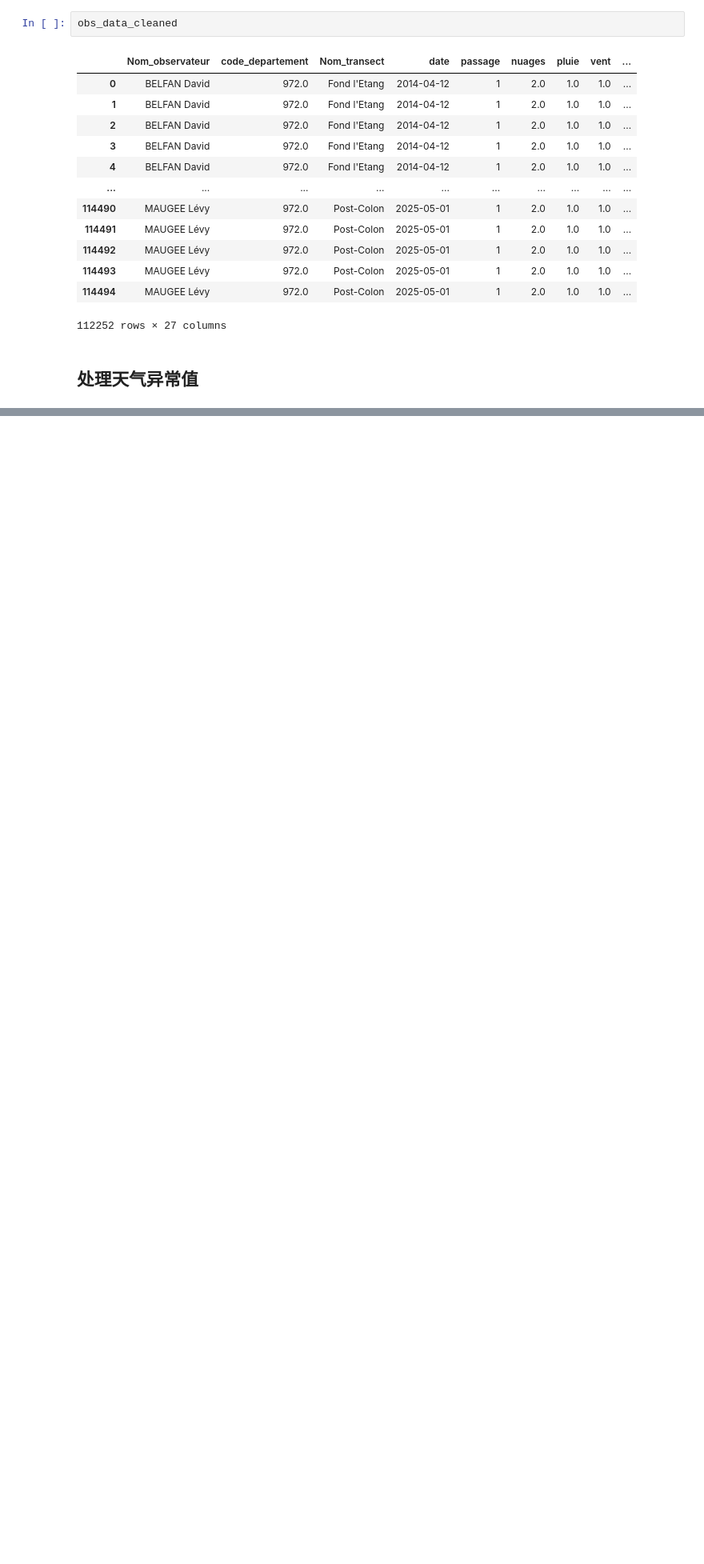
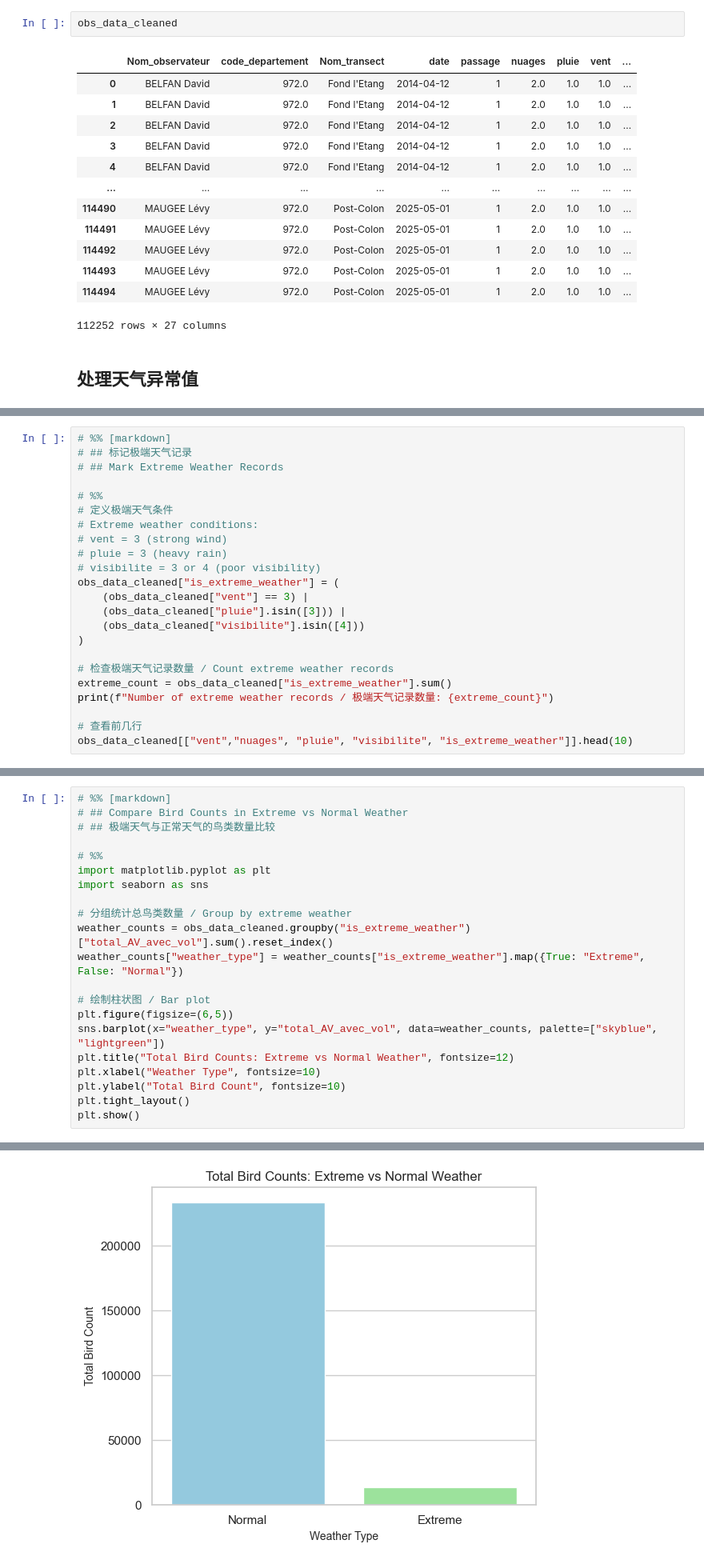
Before and after one commit to fonction-positive/AS_Projet_Birds, a Jupyter notebook: projet_bird/bird.ipynb, the cells around one changed output, grey strips where cells are left out. Shown at 80% size. Drawn from its saved outputs; the diff is of its cells as text; blank space fills up the shorter version.

```diff
--- a/projet_bird/bird.ipynb
+++ b/projet_bird/bird.ipynb
@@ -1677,0 +709,23 @@ Slope (per year) = 0.1611, p = 0.7918
+# %%
+# %% [markdown]
+# ## 标记极端天气记录
+# ## Mark Extreme Weather Records
+
+# %%
+# 定义极端天气条件
+# Extreme weather conditions:
+# vent = 3 (strong wind)
+# pluie = 3 (heavy rain)
+# visibilite = 3 or 4 (poor visibility)
+obs_data_cleaned["is_extreme_weather"] = (
+    (obs_data_cleaned["vent"] == 3) |
+    (obs_data_cleaned["pluie"].isin([3])) |
+    (obs_data_cleaned["visibilite"].isin([4]))
+)
+
+# 检查极端天气记录数量 / Count extreme weather records
+extreme_count = obs_data_cleaned["is_extreme_weather"].sum()
+print(f"Number of extreme weather records / 极端天气记录数量: {extreme_count}")
+
+# 查看前几行
+obs_data_cleaned[["vent","nuages", "pluie", "visibilite", "is_extreme_weather"]].head(10)
@@ -1677,0 +779,22 @@ Slope (per year) = 0.1611, p = 0.7918
+# %%
+# %% [markdown]
+# ## Compare Bird Counts in Extreme vs Normal Weather
+# ## 极端天气与正常天气的鸟类数量比较
+
+# %%
+import matplotlib.pyplot as plt
+import seaborn as sns
+
+# 分组统计总鸟类数量 / Group by extreme weather
+weather_counts = obs_data_cleaned.groupby("is_extreme_weather")["total_AV_avec_vol"].sum().reset_index()
+weather_counts["weather_type"] = weather_counts["is_extreme_weather"].map({True: "Extreme", False: "Normal"})
+
+# 绘制柱状图 / Bar plot
+plt.figure(figsize=(6,5))
+sns.barplot(x="weather_type", y="total_AV_avec_vol", data=weather_counts, palette=["skyblue", "lightgreen"])
+plt.title("Total Bird Counts: Extreme vs Normal Weather", fontsize=12)
+plt.xlabel("Weather Type", fontsize=10)
+plt.ylabel("Total Bird Count", fontsize=10)
+plt.tight_layout()
+plt.show()
+# %% [output]
@@ -1677,0 +804 @@ Slope (per year) = 0.1611, p = 0.7918
+[figure, added]
```
Also changed, not shown: parts of 67 cells of this notebook.
